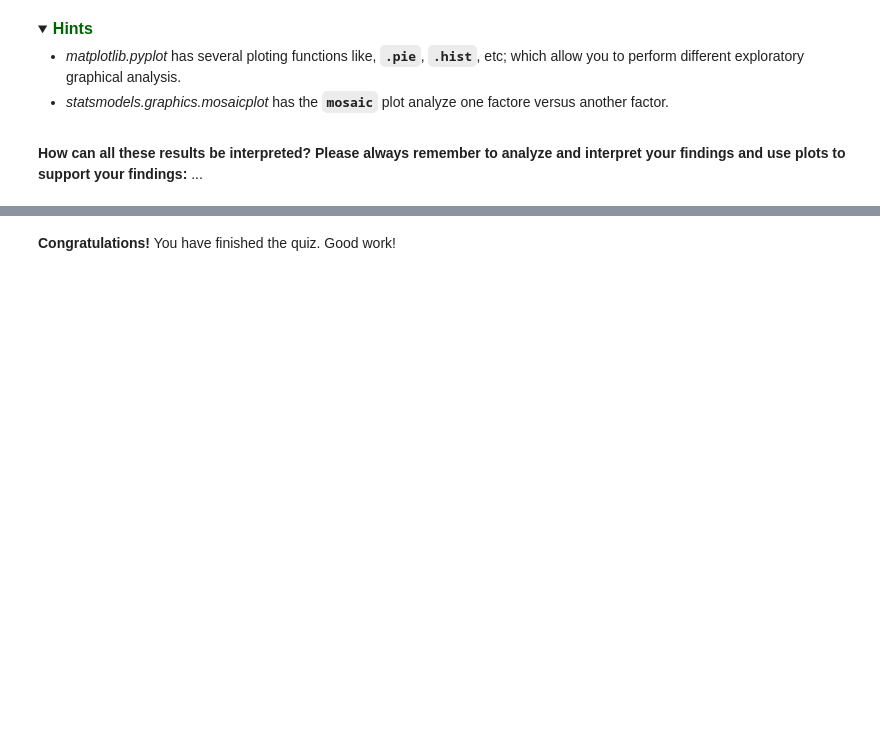
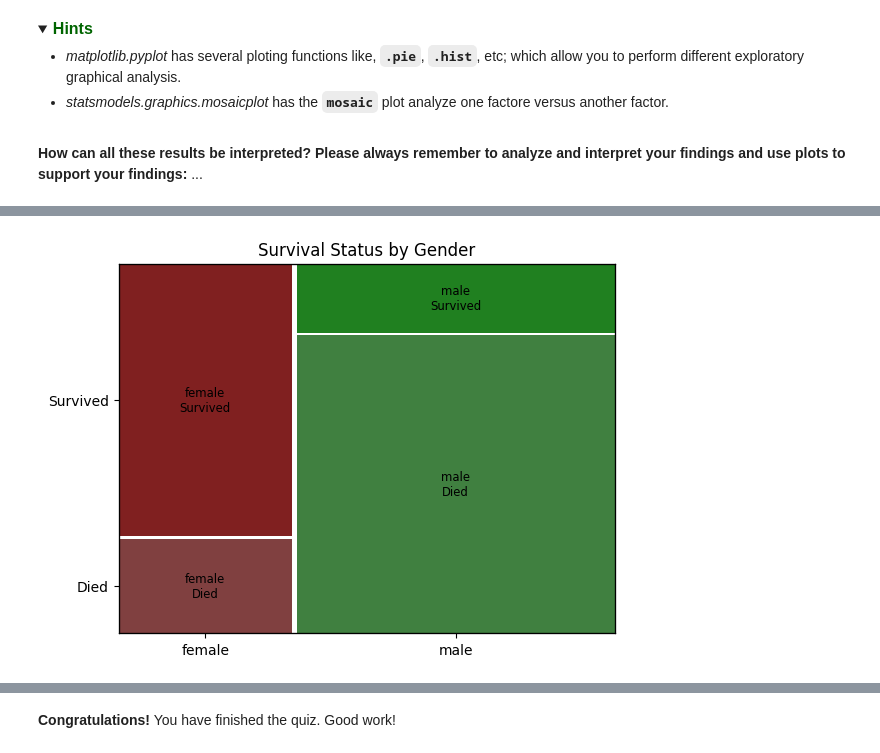
Before and after one commit to laurad08412/MetNumUN2024I, a Jupyter notebook: Quiz_2_Python_Pandas_UNCode.ipynb, the cells around one changed output, grey strips where cells are left out. Cells and saved outputs as stored; diff of their text form; code cells hidden in the pictures; folded sections open; blank space fills up the shorter version.

```diff
--- a/Quiz_2_Python_Pandas_UNCode.ipynb
+++ b/Quiz_2_Python_Pandas_UNCode.ipynb
@@ -582,0 +761,12 @@ The output of the above cell should be:
+# %%
+import statsmodels.graphics.mosaicplot as mplt
+
+# Map the survival status to labels Died and Survived
+titanic['SurvivalStatus'] = titanic['Survived'].map({0: 'Died', 1: 'Survived'})
+
+# Create a mosaic plot of survival status by gender
+mosaic_data = titanic.groupby(['Sex', 'SurvivalStatus']).size().unstack()
+mosaicplot = mplt.mosaic(mosaic_data.stack(), gap=0.01, title='Survival Status by Gender')
+plt.show()
+# %% [output]
+[figure, added]
```
Also changed, not shown: parts of 46 cells of this notebook.
